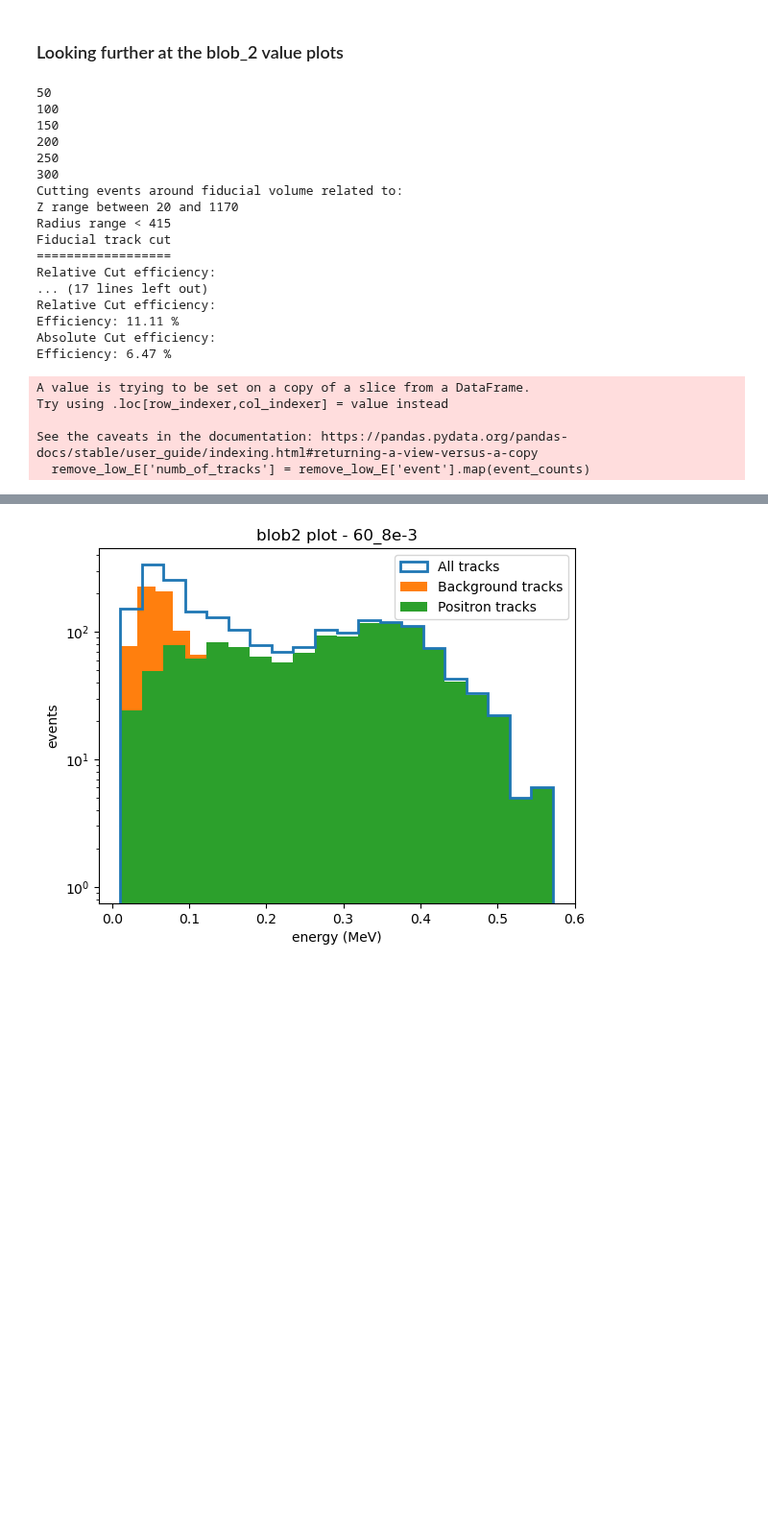
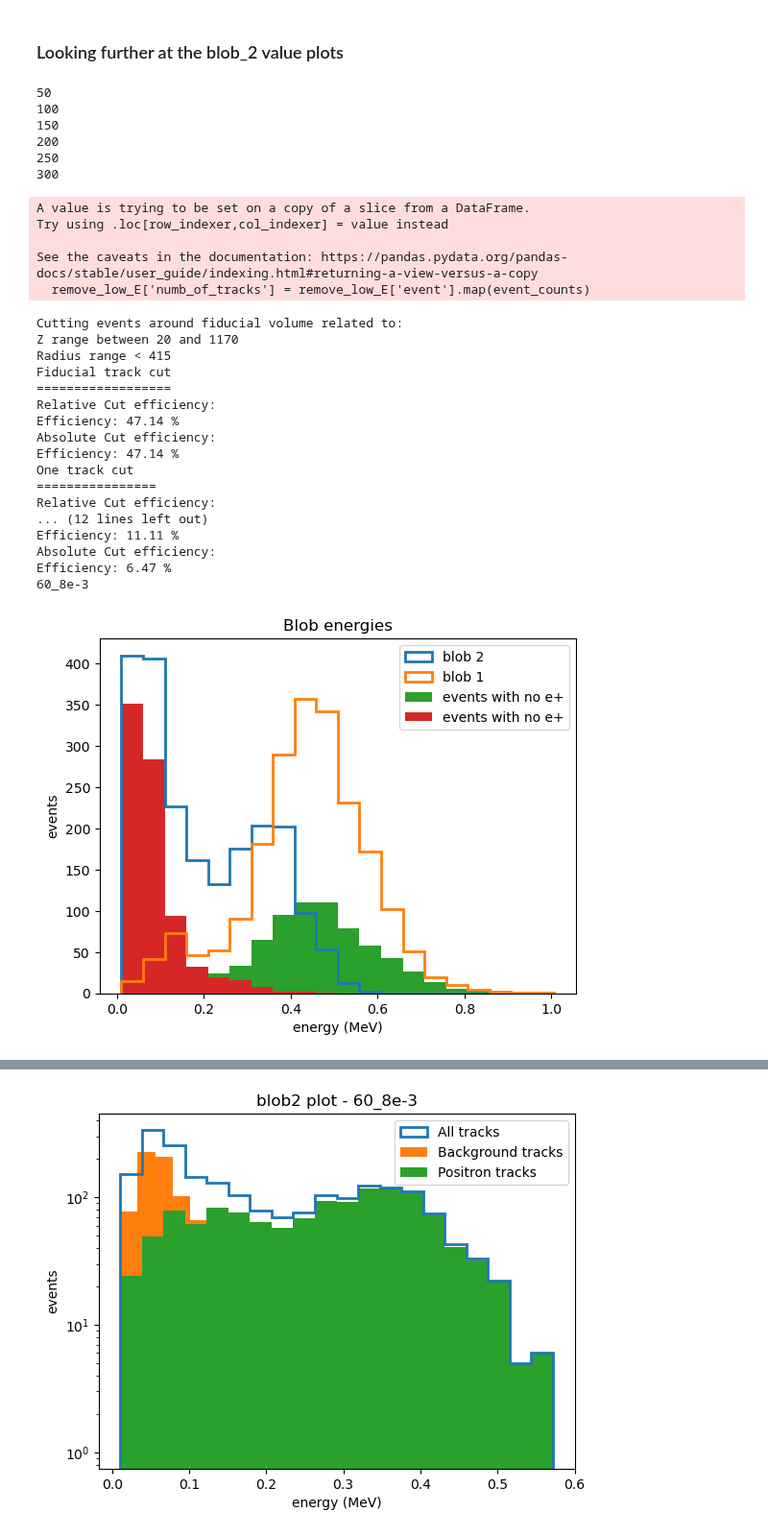
Before and after one commit to jwaiton/next_misc, a Jupyter notebook: further_beersheba_analysis/study_output.ipynb, the cells around one changed output, grey strips where cells are left out. Shown at 96% size. Drawn from its saved outputs; the diff is of its cells as text; code cells hidden in the pictures; blank space fills up the shorter version.

```diff
--- a/further_beersheba_analysis/study_output.ipynb
+++ b/further_beersheba_analysis/study_output.ipynb
@@ -306,34 +358,52 @@ Blob-2 threshold: 0.29
 # %%
 file = func.load_data('data/60_8e-3/isaura/')
 tracks = file[0]
 particles = file[1]
 evtmap = file[2]
 
 
 # cut
 tracks_low_E = func.remove_low_E_events(tracks)
 
 cut_tracks = func.apply_cuts(tracks_low_E, lower_z = 20, upper_z = 1170, r_lim = 415)
+
+# collect positron events
+pos_df = func.positron_scraper('data/60_8e-3/isaura/')
+
+pos_events = (np.unique(pos_df['event_id'].to_numpy()))*2
+ecut_no_positron_df = cut_tracks[0][~cut_tracks[0]['event'].isin(pos_events)]
+ecut_positron_df = cut_tracks[0][cut_tracks[0]['event'].isin(pos_events)]
+
+print("60_8e-3")
+blob_positron_plot(cut_tracks[0], ecut_no_positron_df, blob_label = "events with no e+")
+blob_positron_plot(cut_tracks[0], ecut_positron_df, blob_label = "events with e+")
 # %% [output]
 50
 100
 150
 200
 250
 300
-Cutting events around fiducial volume related to:
-Z range between 20 and 1170
-Radius range < 415
-Fiducial track cut
-==================
-Relative Cut efficiency:
-... (17 lines left out)
-Relative Cut efficiency:
-Efficiency: 11.11 %
-Absolute Cut efficiency:
-Efficiency: 6.47 %
 A value is trying to be set on a copy of a slice from a DataFrame.
 Try using .loc[row_indexer,col_indexer] = value instead
 
 See the caveats in the documentation: https://pandas.pydata.org/pandas-docs/stable/user_guide/indexing.html#returning-a-view-versus-a-copy
   remove_low_E['numb_of_tracks'] = remove_low_E['event'].map(event_counts)
+Cutting events around fiducial volume related to:
+Z range between 20 and 1170
+Radius range < 415
+Fiducial track cut
+==================
+Relative Cut efficiency:
+Efficiency: 47.14 %
+Absolute Cut efficiency:
+Efficiency: 47.14 %
+One track cut
+================
+Relative Cut efficiency:
+... (12 lines left out)
+Efficiency: 11.11 %
+Absolute Cut efficiency:
+Efficiency: 6.47 %
+60_8e-3
+[figure, added]
```
Also changed, not shown: parts of 12 cells of this notebook.
